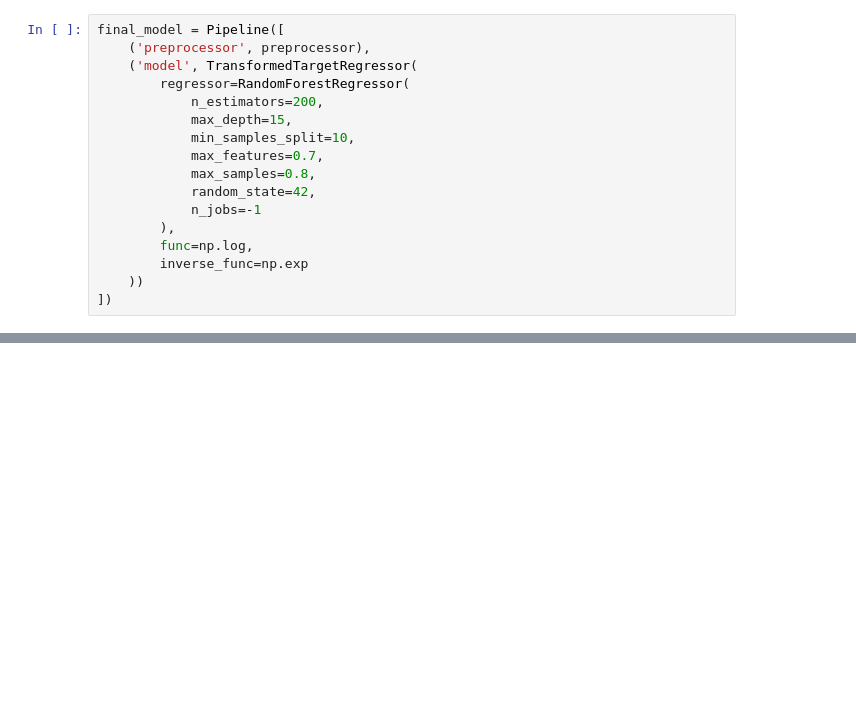
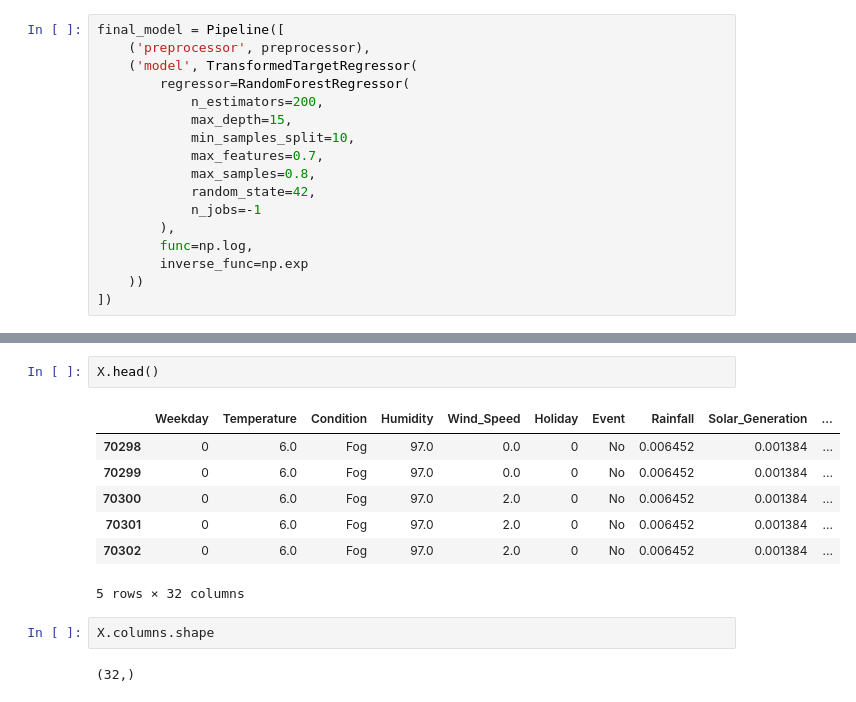
Before and after one commit to Rkhan495/FutureVolt-Electricity-Demand-Prediction-, a Jupyter notebook: src/Model.ipynb, the cells around one changed output, grey strips where cells are left out. Saved outputs shown, nothing was run; the diff lists cells and outputs as text; blank space fills up the shorter version.

```diff
--- a/src/Model.ipynb
+++ b/src/Model.ipynb
@@ -258,0 +344,14 @@ plt.show()
+# %%
+X.head()
+# %% [output]
+|  | Weekday | Temperature | Condition | Humidity | Wind_Speed | Holiday | Event | Rainfall | Solar_Generation | ... |
+| 70298 | 0 | 6.0 | Fog | 97.0 | 0.0 | 0 | No | 0.006452 | 0.001384 | ... |
+| 70299 | 0 | 6.0 | Fog | 97.0 | 0.0 | 0 | No | 0.006452 | 0.001384 | ... |
+| 70300 | 0 | 6.0 | Fog | 97.0 | 2.0 | 0 | No | 0.006452 | 0.001384 | ... |
+| 70301 | 0 | 6.0 | Fog | 97.0 | 2.0 | 0 | No | 0.006452 | 0.001384 | ... |
+| 70302 | 0 | 6.0 | Fog | 97.0 | 2.0 | 0 | No | 0.006452 | 0.001384 | ... |
+5 rows × 32 columns
+# %%
+X.columns.shape
+# %% [output]
+(32,)
```
Also changed, not shown: parts of 21 cells of this notebook, 15 other files.
